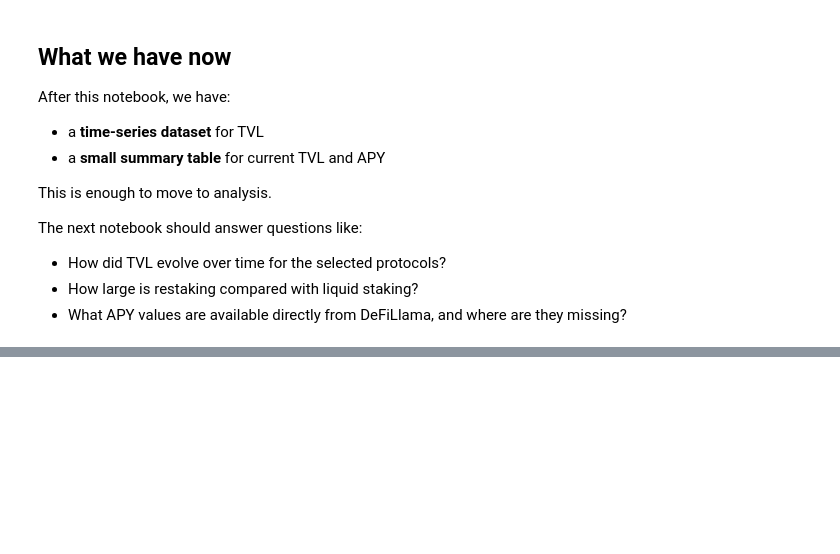
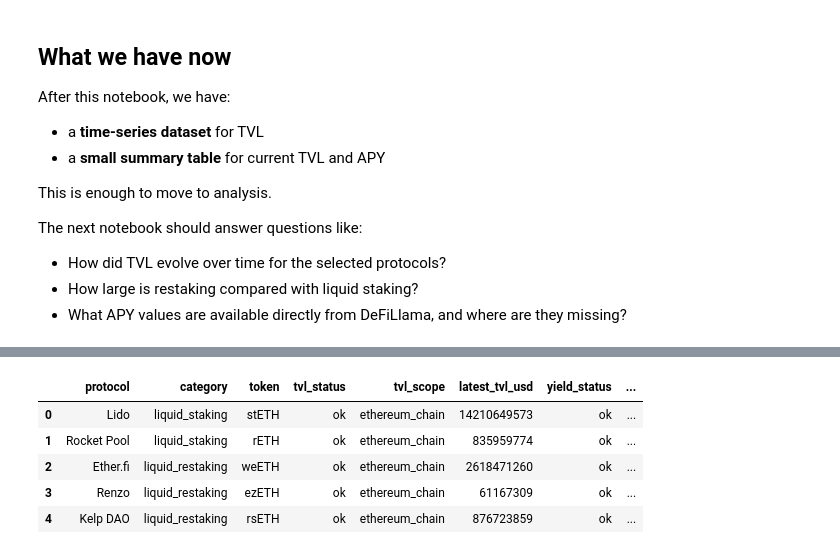
Before and after one commit to SashoDT/CAA_Group_Project, a Jupyter notebook: notebooks/02_gather_defillama_data.ipynb, the cells around one changed output, grey strips where cells are left out. Drawn from its saved outputs; the diff is of its cells as text; code cells hidden in the pictures; blank space fills up the shorter version.

```diff
--- a/notebooks/02_gather_defillama_data.ipynb
+++ b/notebooks/02_gather_defillama_data.ipynb
@@ -277,0 +1044,23 @@ The next notebook should answer questions like:
+# %%
+summary_display_columns = [
+    "protocol",
+    "category",
+    "token",
+    "tvl_status",
+    "tvl_scope",
+    "latest_tvl_usd",
+    "yield_status",
+    "selected_pool_symbol",
+    "latest_apy_total",
+]
+
+staking_protocol_summary_df[
+    summary_display_columns
+]
+# %% [output]
+|  | protocol | category | token | tvl_status | tvl_scope | latest_tvl_usd | yield_status | ... |
+| 0 | Lido | liquid_staking | stETH | ok | ethereum_chain | 14210649573 | ok | ... |
+| 1 | Rocket Pool | liquid_staking | rETH | ok | ethereum_chain | 835959774 | ok | ... |
+| 2 | Ether.fi | liquid_restaking | weETH | ok | ethereum_chain | 2618471260 | ok | ... |
+| 3 | Renzo | liquid_restaking | ezETH | ok | ethereum_chain | 61167309 | ok | ... |
+| 4 | Kelp DAO | liquid_restaking | rsETH | ok | ethereum_chain | 876723859 | ok | ... |
```
Also changed, not shown: parts of 8 cells of this notebook, 5 other files.
